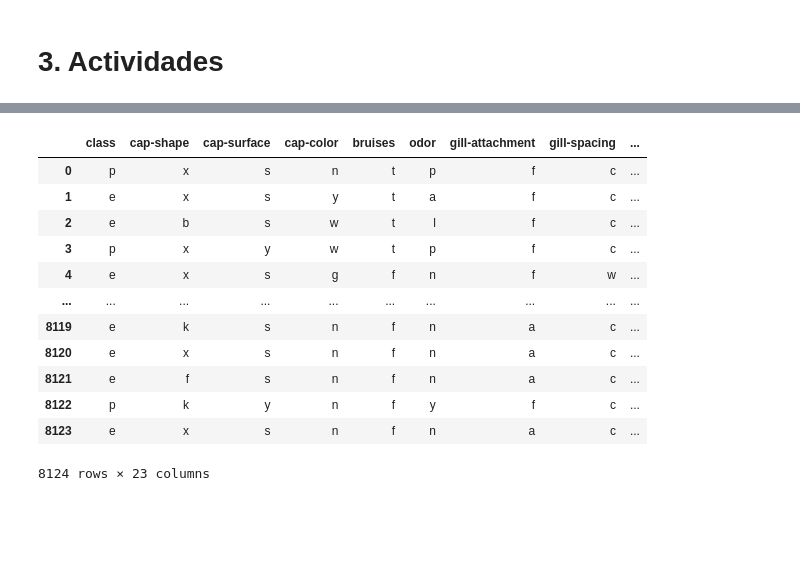
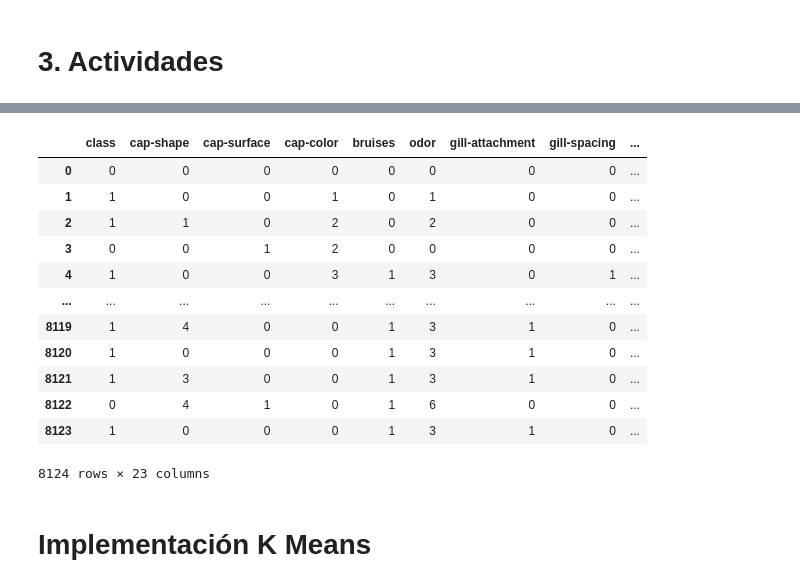
Before and after one commit to TamaraCucumides/TallerPythonMIA, a Jupyter notebook: Sesion 2 - Git, Clases y Programacion Funcional/Funciones_y_Manejo_de_excepciones.ipynb, the cells around one changed output, grey strips where cells are left out. Cells and saved outputs as stored; diff of their text form; code cells hidden in the pictures; blank space fills up the shorter version.

```diff
--- a/Sesion 2 - Git, Clases y Programacion Funcional/Funciones_y_Manejo_de_excepciones.ipynb
+++ b/Sesion 2 - Git, Clases y Programacion Funcional/Funciones_y_Manejo_de_excepciones.ipynb
@@ -208,6 +259,6 @@ def square(num):
     n = int(num) ** 2
   return n
 
-n = square('4')
+n = square('5')
 print(n)
 # %% [output]
@@ -284,7 +411,15 @@ def montecarlo_method(points):
 # Escriba una función que reciba un índice de las columnas de df y la transforme a enteros 0, 1, 2, ..., n
 # SU FUNCIÓN DEBE USAR TRY - EXCEPT PARA EL CASO DE UNA COLUMNA NO VÁLIDA, PUEDE HACER LO QUE USTED DESEE EN ESE CASO
 
-df = pd.read_csv('mushrooms.csv')
+
 col = df.columns[5]
-col
+
+def transform_column(dataframe, col):
+  transform_dict = {value: n for n, value in enumerate(df[col].unique())}
+  dataframe[col].replace({value: n for n, value in enumerate(dataframe[col].unique())}, inplace=True)
+  return dataframe
+
+print('Se transformará la columna ', col)
+transform_column(df, col)
+df
 # %% [output]
@@ -292,18 +440,23 @@ col
 # %%
 # Con lo anterior, escriba una función que transforme todo el dataframe a valores enteros
-df = pd.read_csv('mushrooms.csv')
+
+def transform_dataframe(dataframe):
+  [transform_column(dataframe, col) for col in dataframe.columns]
+  return dataframe
+
+transform_dataframe(df)
 df
 # %% [output]
 |  | class | cap-shape | cap-surface | cap-color | bruises | odor | gill-attachment | gill-spacing | ... |
-| 0 | p | x | s | n | t | p | f | c | ... |
-| 1 | e | x | s | y | t | a | f | c | ... |
-| 2 | e | b | s | w | t | l | f | c | ... |
-| 3 | p | x | y | w | t | p | f | c | ... |
-| 4 | e | x | s | g | f | n | f | w | ... |
+| 0 | 0 | 0 | 0 | 0 | 0 | 0 | 0 | 0 | ... |
+| 1 | 1 | 0 | 0 | 1 | 0 | 1 | 0 | 0 | ... |
+| 2 | 1 | 1 | 0 | 2 | 0 | 2 | 0 | 0 | ... |
+| 3 | 0 | 0 | 1 | 2 | 0 | 0 | 0 | 0 | ... |
+| 4 | 1 | 0 | 0 | 3 | 1 | 3 | 0 | 1 | ... |
 | ... | ... | ... | ... | ... | ... | ... | ... | ... | ... |
-| 8119 | e | k | s | n | f | n | a | c | ... |
-| 8120 | e | x | s | n | f | n | a | c | ... |
-| 8121 | e | f | s | n | f | n | a | c | ... |
-| 8122 | p | k | y | n | f | y | f | c | ... |
-| 8123 | e | x | s | n | f | n | a | c | ... |
+| 8119 | 1 | 4 | 0 | 0 | 1 | 3 | 1 | 0 | ... |
+| 8120 | 1 | 0 | 0 | 0 | 1 | 3 | 1 | 0 | ... |
+| 8121 | 1 | 3 | 0 | 0 | 1 | 3 | 1 | 0 | ... |
+| 8122 | 0 | 4 | 1 | 0 | 1 | 6 | 0 | 0 | ... |
+| 8123 | 1 | 0 | 0 | 0 | 1 | 3 | 1 | 0 | ... |
 8124 rows × 23 columns
@@ -309,0 +471,2 @@ df
+# %% [markdown]
+# **Implementación K Means**
```
Also changed, not shown: parts of 34 cells of this notebook.
